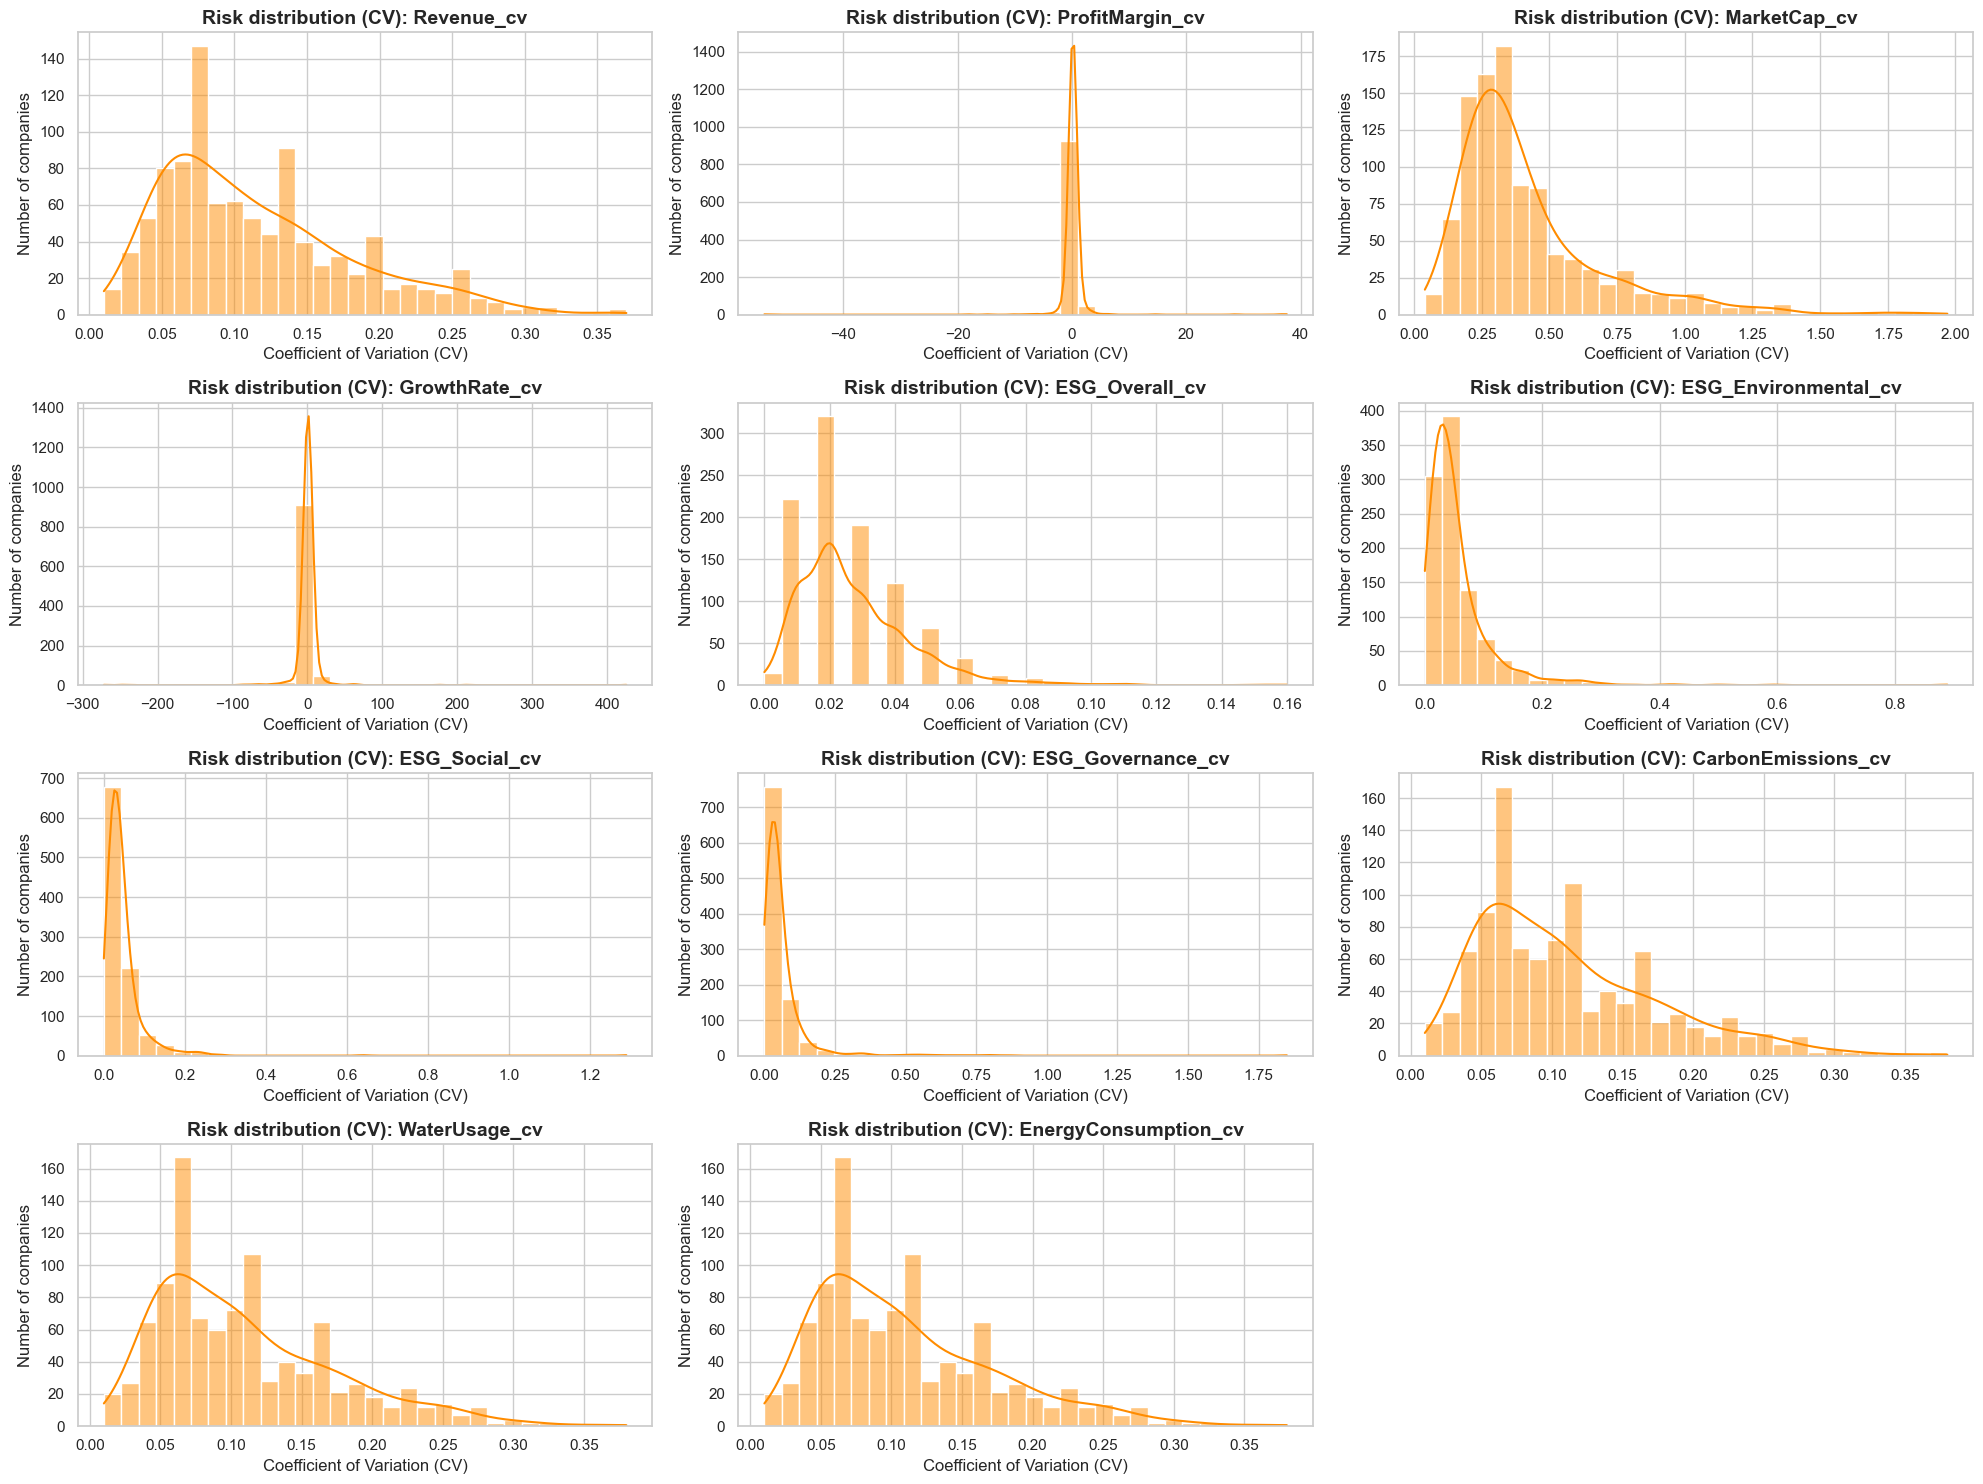
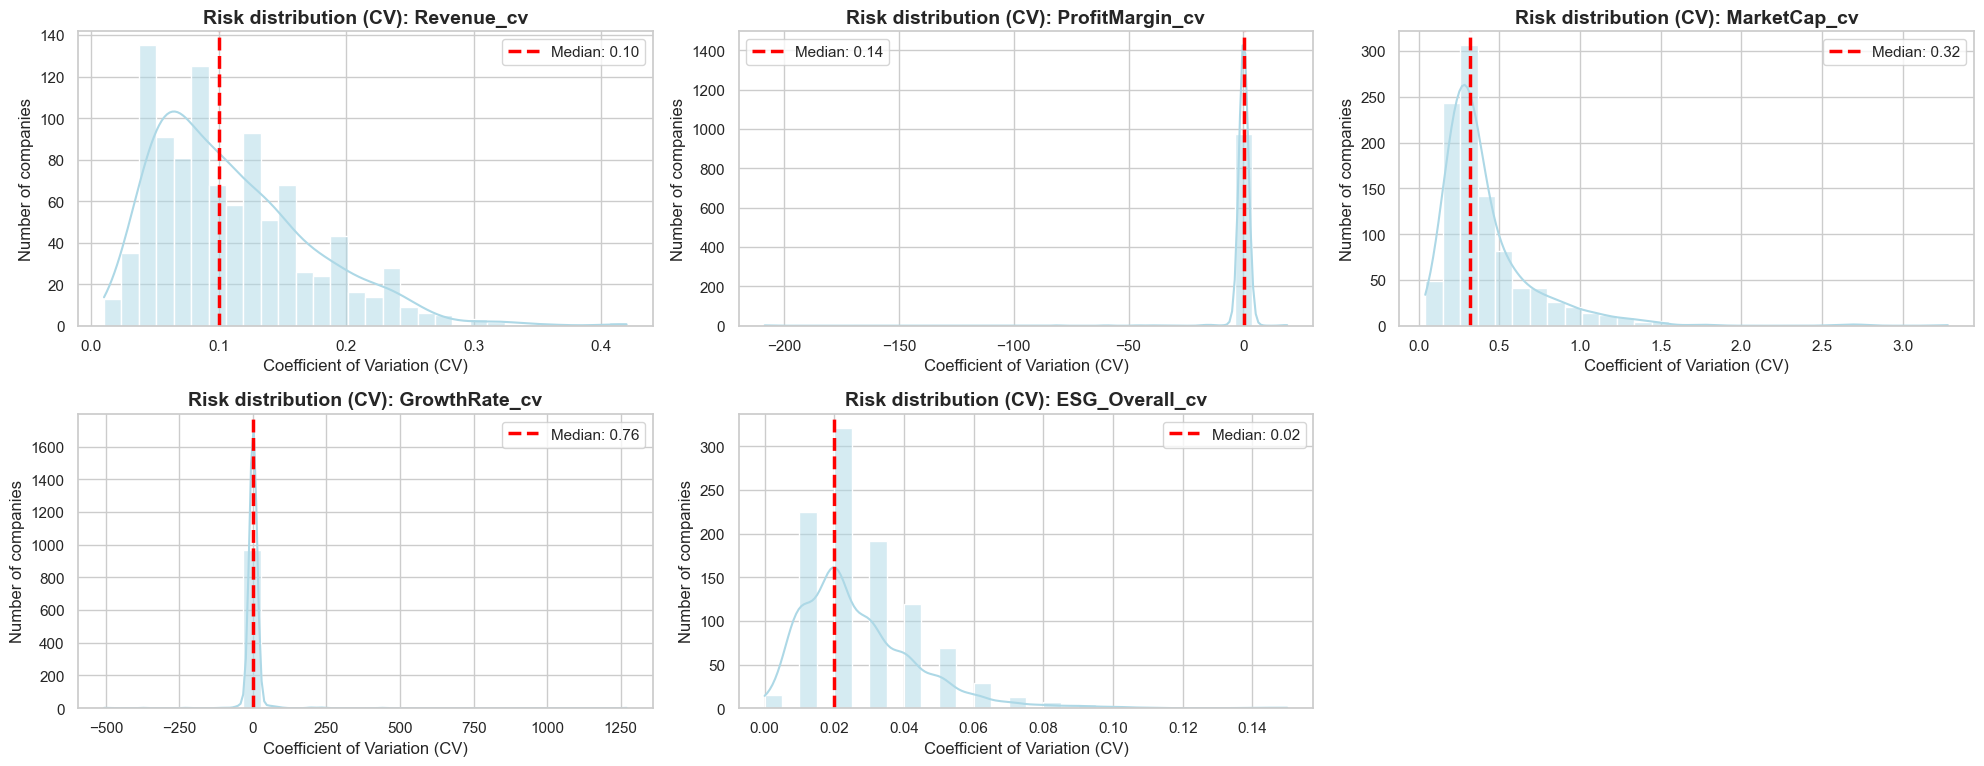
The notebook cell's code change between the first figure and the second:
--- before
+++ after
@@ -3,6 +3,8 @@
 for i, col in enumerate(cv_columns, 1):
     plt.subplot(4, 3, i)
-    # Dla CV użyjemy innego koloru, np. pomarańczowego
-    sns.histplot(df[col], kde=True, bins=30, color="darkorange")
+    sns.histplot(df[col], kde=True, bins=30, color="lightblue")
+
+    median_val = df[col].median()
+    plt.axvline(median_val, color='red', linestyle='--', linewidth=2.5, label=f'Median: {median_val:.2f}')
     
     plt.title(f'Risk distribution (CV): {col}', fontsize=14, fontweight='bold')
@@ -10,4 +12,6 @@
     plt.ylabel('Number of companies')
 
+    plt.legend()
+
 plt.tight_layout()
 plt.show()

Commit: New metric ESG_signal-to-ratio and distributions of every metric